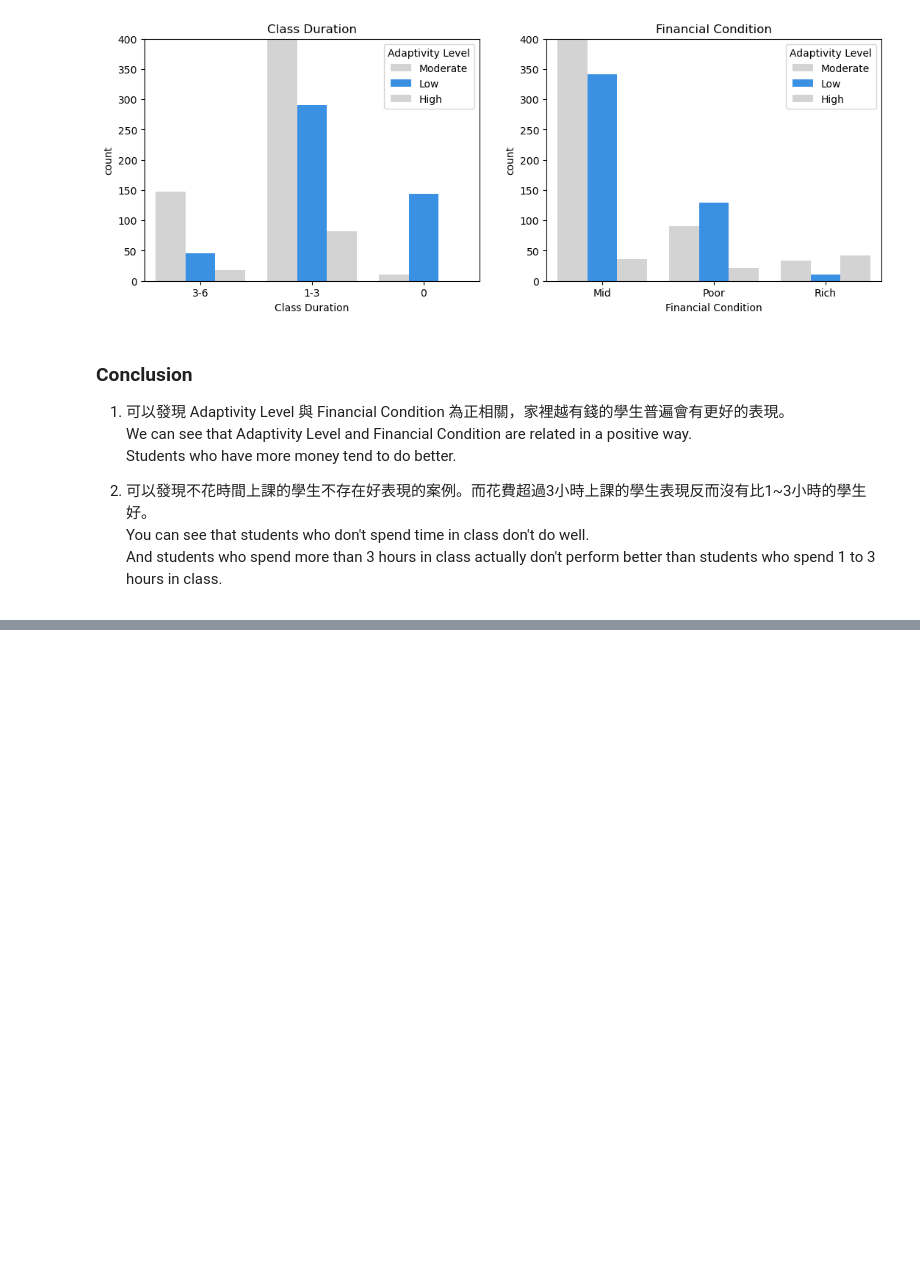
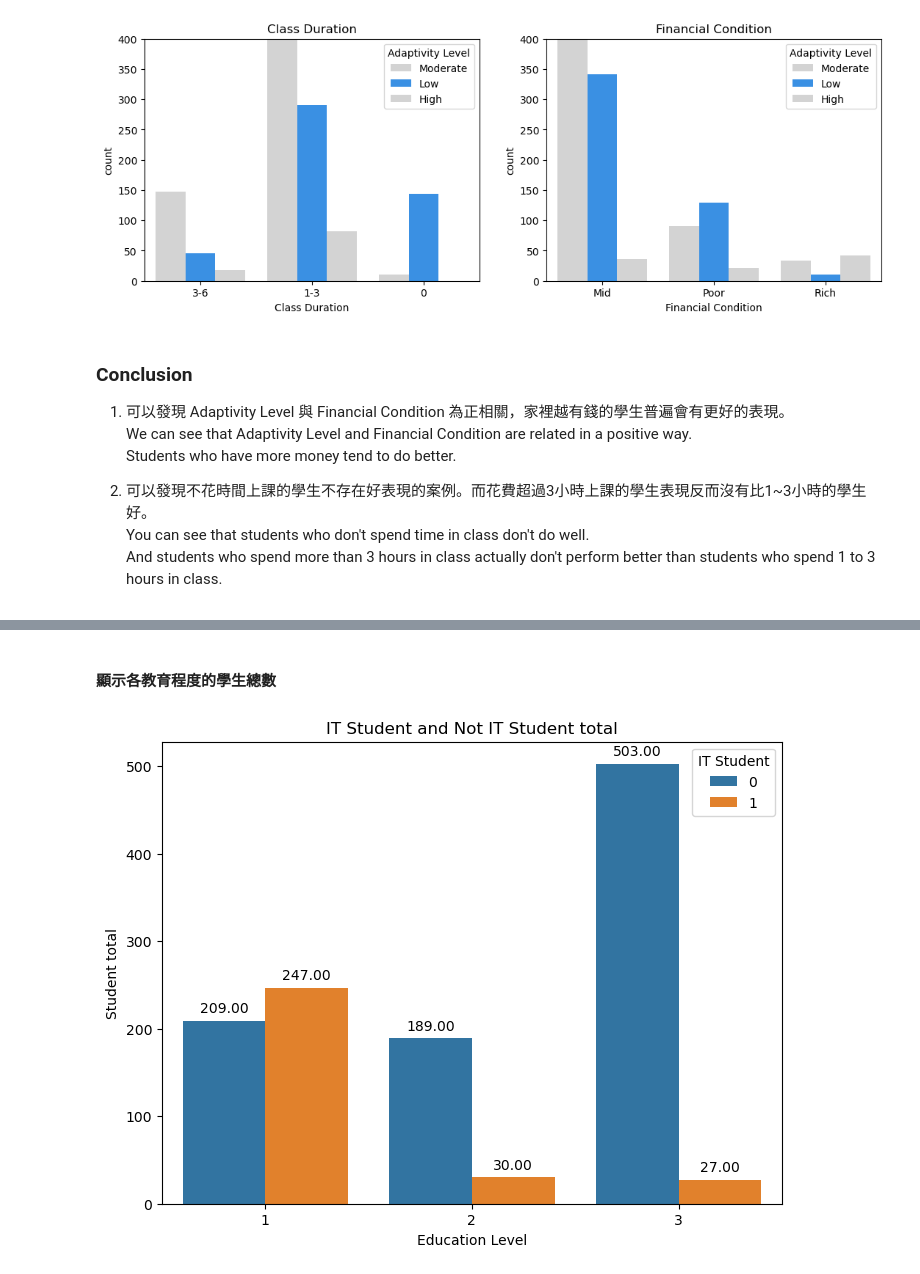
Before and after one commit to Bighsueh/AdaptabilityLevelAnalysis, a Jupyter notebook: main.ipynb, the cells around one changed output, grey strips where cells are left out. Cells and saved outputs as stored; diff of their text form; code cells hidden in the pictures; blank space fills up the shorter version.

```diff
--- a/main.ipynb
+++ b/main.ipynb
@@ -344,0 +413,23 @@ And students who spend more than 3 hours in class actually don't perform better
+# %% [markdown]
+#### 顯示各教育程度的學生總數
+# %%
+# IT Student 學生和 NOT IT Student 學生的分佈情況
+plt.figure(figsize=(8, 6))
+ax = sns.countplot(x='Education Level', hue='IT Student', data=df)
+
+# 在每個直條圖上顯示學生總數
+for p in ax.patches:
+    height = p.get_height()
+    ax.annotate('{:.2f}'.format(height),
+                (p.get_x() + p.get_width() / 2., height),
+                ha='center',
+                va='center',
+                xytext=(0, 9),
+                textcoords='offset points')
+
+plt.title('IT Student and Not IT Student total')
+plt.xlabel('Education Level')
+plt.ylabel('Student total')
+plt.show()
+# %% [output]
+[figure, added]
```
Also changed, not shown: parts of 8 cells of this notebook.
